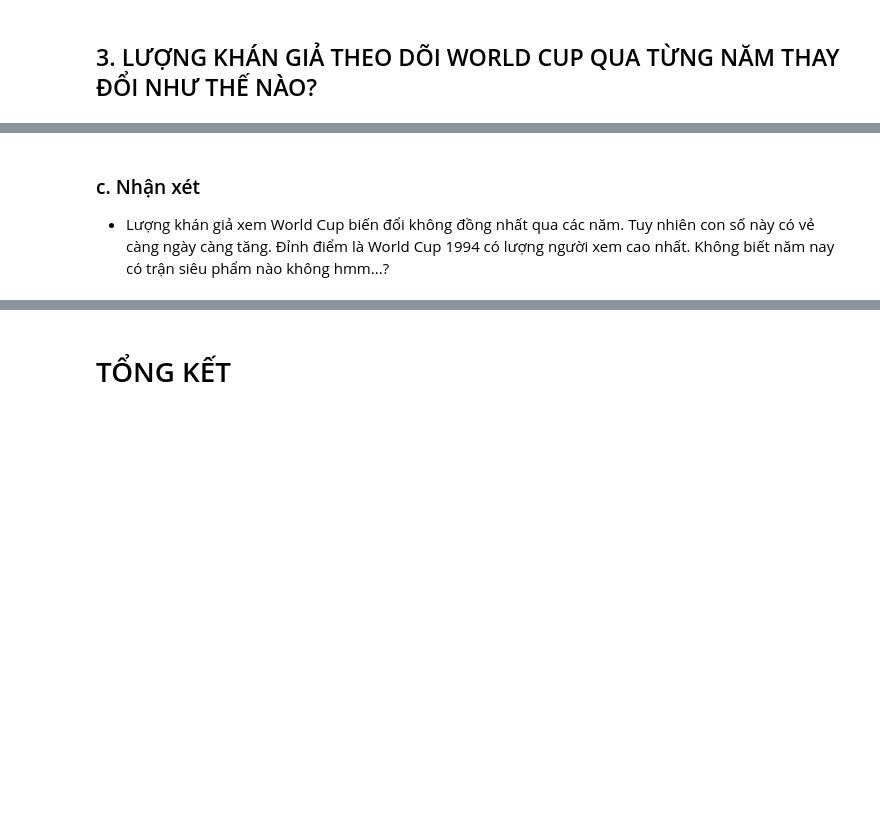
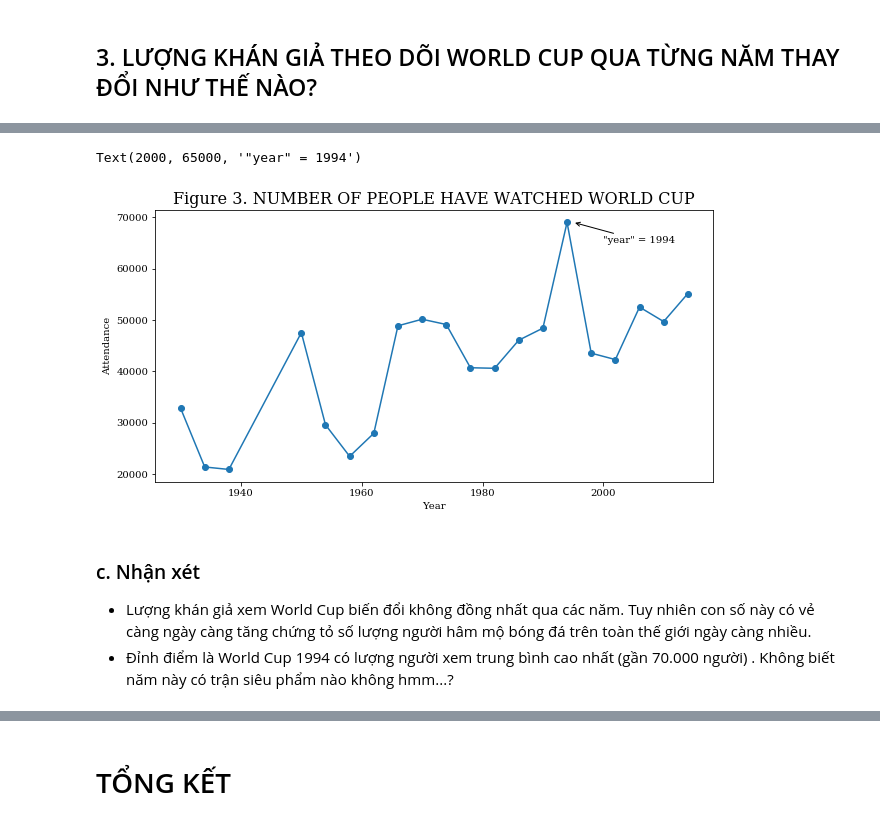
Before and after one commit to logacc99/LTKHDL_FinalProject, a Jupyter notebook: 1712174-NguyenGiaThuan.ipynb, the cells around one changed output, grey strips where cells are left out. Cells and saved outputs as stored; diff of their text form; code cells hidden in the pictures; blank space fills up the shorter version.

```diff
--- a/1712174-NguyenGiaThuan.ipynb
+++ b/1712174-NguyenGiaThuan.ipynb
@@ -381,3 +393,15 @@ ax.plot(avg_attendance.index, avg_attendance[:], marker = 'o')
+# %%
+fig, ax = plt.subplots(figsize = (10, 5))
+ax.plot(avg_attendance.index, avg_attendance, marker = 'o')
+ax.set_xlabel('Year')
+ax.set_ylabel('Attendance')
+ax.set_title('Figure 3. NUMBER OF PEOPLE HAVE WATCHED WORLD CUP', fontsize = 16)
+ax.annotate(s = '"year" = 1994', xy = (1995, 69000), xytext = (2000, 65000),\
+            arrowprops = {'arrowstyle': '->'})
+# %% [output]
+Text(2000, 65000, '"year" = 1994')
+[figure, added]
 # %% [markdown]
 ### c. Nhận xét
-- Lượng khán giả xem World Cup biến đổi không đồng nhất qua các năm. Tuy nhiên con số này có vẻ càng ngày càng tăng. Đỉnh điểm là World Cup 1994 có lượng người xem cao nhất. Không biết năm nay có trận siêu phẩm nào không hmm...?
+- Lượng khán giả xem World Cup biến đổi không đồng nhất qua các năm. Tuy nhiên con số này có vẻ càng ngày càng tăng chứng tỏ số lượng người hâm mộ bóng đá trên toàn thế giới ngày càng nhiều.
+- Đỉnh điểm là World Cup 1994 có lượng người xem trung bình cao nhất (gần 70.000 người) . Không biết năm này có trận siêu phẩm nào không hmm...?
```
Also changed, not shown: parts of 25 cells of this notebook.
